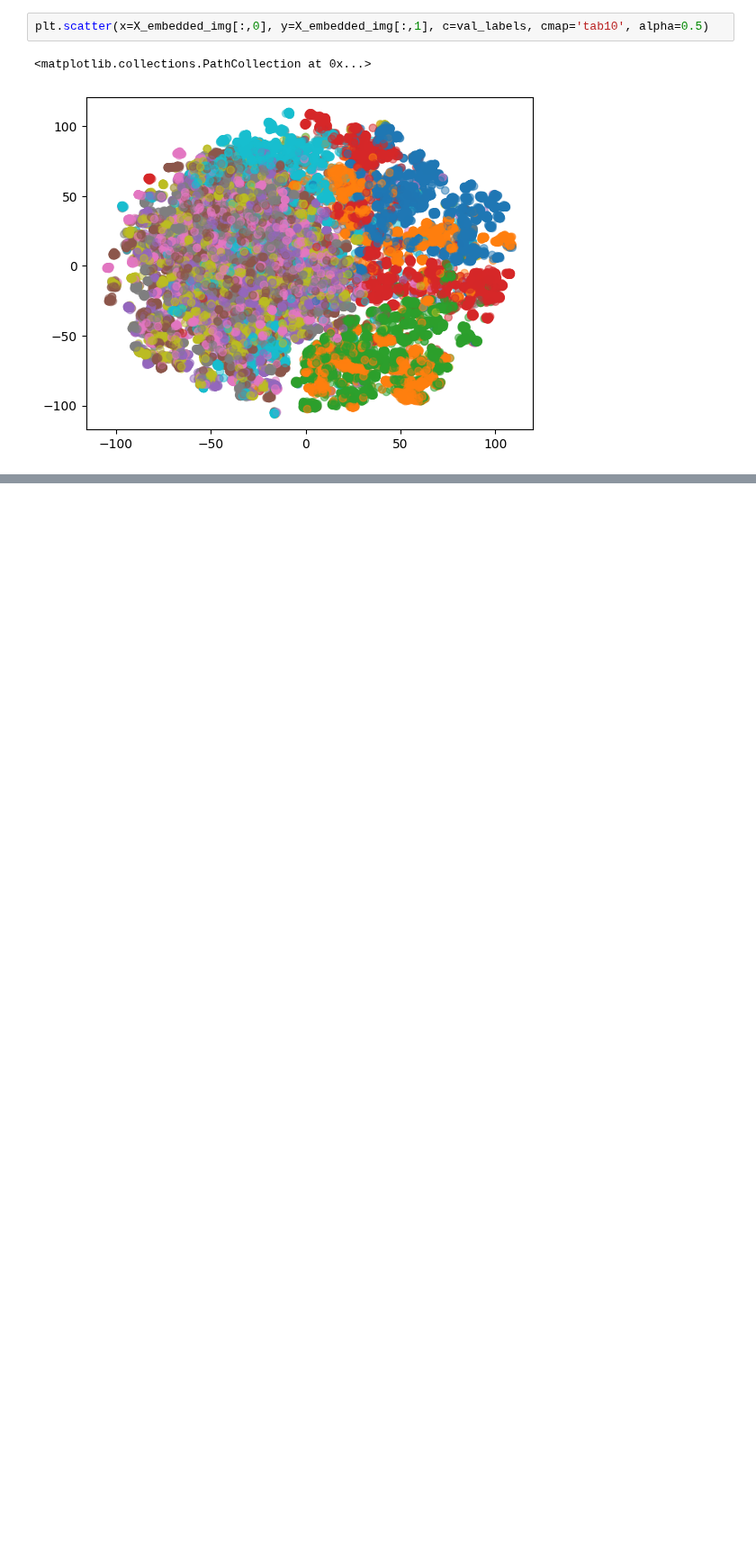
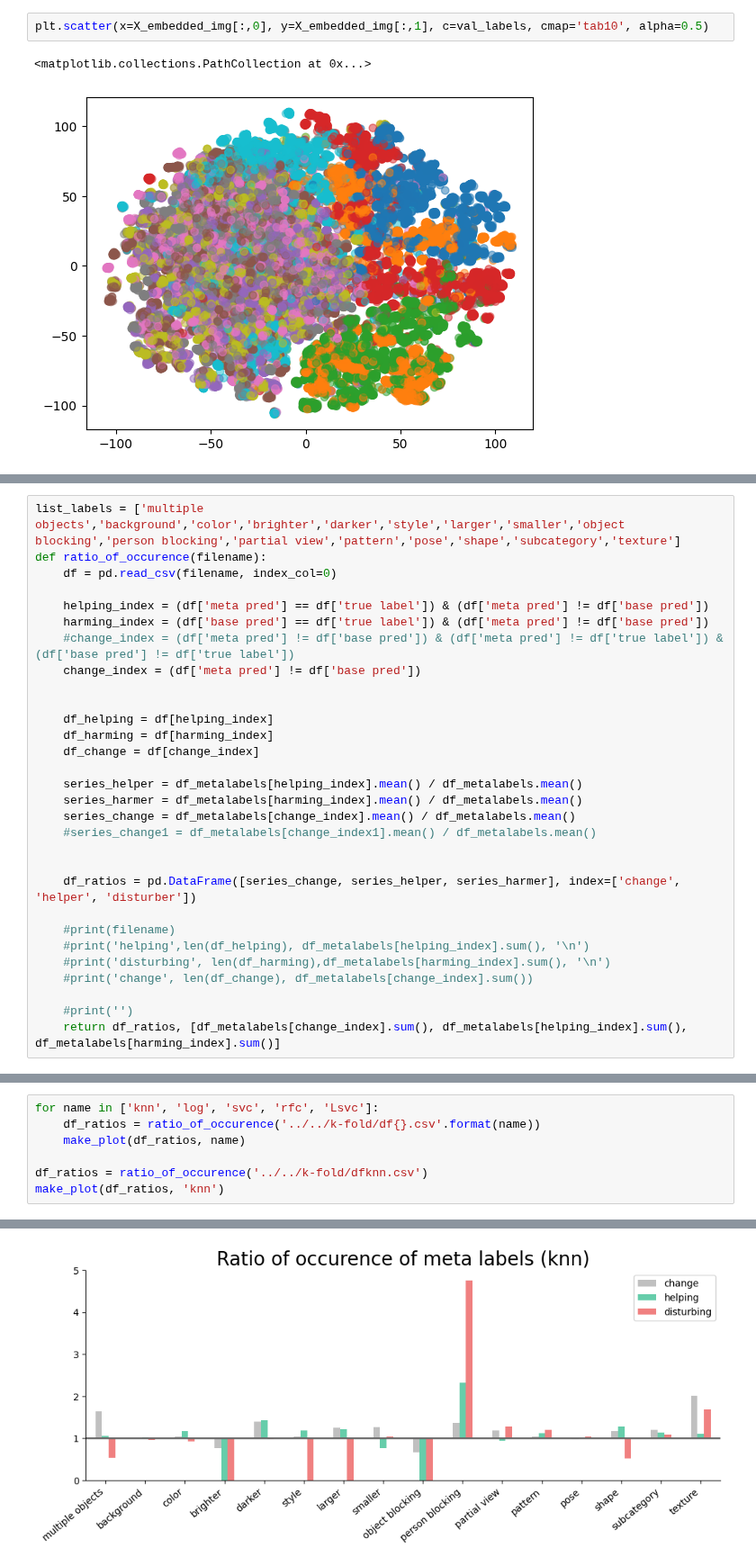
Before and after one commit to CarlAnSc/bachelor_project, a Jupyter notebook: src/models/get_embeddings.ipynb, the cells around one changed output, grey strips where cells are left out. Shown at 90% size. Drawn from its saved outputs; the diff is of its cells as text; blank space fills up the shorter version.

```diff
--- a/src/models/get_embeddings.ipynb
+++ b/src/models/get_embeddings.ipynb
@@ -653,0 +711,30 @@ plt.scatter(x=X_embedded_img[:,0], y=X_embedded_img[:,1], c=val_labels, cmap='ta
+# %%
+list_labels = ['multiple objects','background','color','brighter','darker','style','larger','smaller','object blocking','person blocking','partial view','pattern','pose','shape','subcategory','texture']
+def ratio_of_occurence(filename):
+    df = pd.read_csv(filename, index_col=0)
+
+    helping_index = (df['meta pred'] == df['true label']) & (df['meta pred'] != df['base pred'])
+    harming_index = (df['base pred'] == df['true label']) & (df['meta pred'] != df['base pred'])
+    #change_index = (df['meta pred'] != df['base pred']) & (df['meta pred'] != df['true label']) & (df['base pred'] != df['true label'])
+    change_index = (df['meta pred'] != df['base pred'])
+
+
+    df_helping = df[helping_index]
+    df_harming = df[harming_index]
+    df_change = df[change_index]
+
+    series_helper = df_metalabels[helping_index].mean() / df_metalabels.mean()
+    series_harmer = df_metalabels[harming_index].mean() / df_metalabels.mean()
+    series_change = df_metalabels[change_index].mean() / df_metalabels.mean()
+    #series_change1 = df_metalabels[change_index1].mean() / df_metalabels.mean()
+
+
+    df_ratios = pd.DataFrame([series_change, series_helper, series_harmer], index=['change', 'helper', 'disturber'])
+
+    #print(filename)
+    #print('helping',len(df_helping), df_metalabels[helping_index].sum(), '\n')
+    #print('disturbing', len(df_harming),df_metalabels[harming_index].sum(), '\n')
+    #print('change', len(df_change), df_metalabels[change_index].sum())
+
+    #print('')
+    return df_ratios, [df_metalabels[change_index].sum(), df_metalabels[helping_index].sum(), df_metalabels[harming_index].sum()]
@@ -653,0 +956,8 @@ plt.scatter(x=X_embedded_img[:,0], y=X_embedded_img[:,1], c=val_labels, cmap='ta
+# %%
+for name in ['knn', 'log', 'svc', 'rfc', 'Lsvc']:
+    df_ratios = ratio_of_occurence('../../k-fold/df{}.csv'.format(name))
+    make_plot(df_ratios, name)
+
+df_ratios = ratio_of_occurence('../../k-fold/dfknn.csv')
+make_plot(df_ratios, 'knn')
+# %% [output]
@@ -653,0 +981 @@ plt.scatter(x=X_embedded_img[:,0], y=X_embedded_img[:,1], c=val_labels, cmap='ta
+[figure, added]
```
Also changed, not shown: parts of 35 cells of this notebook, 14 other files.
